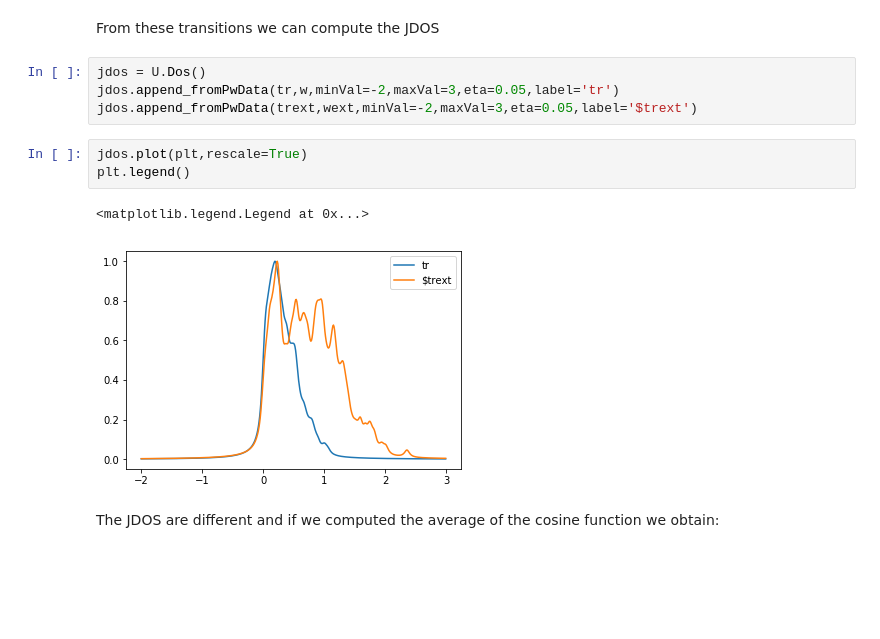
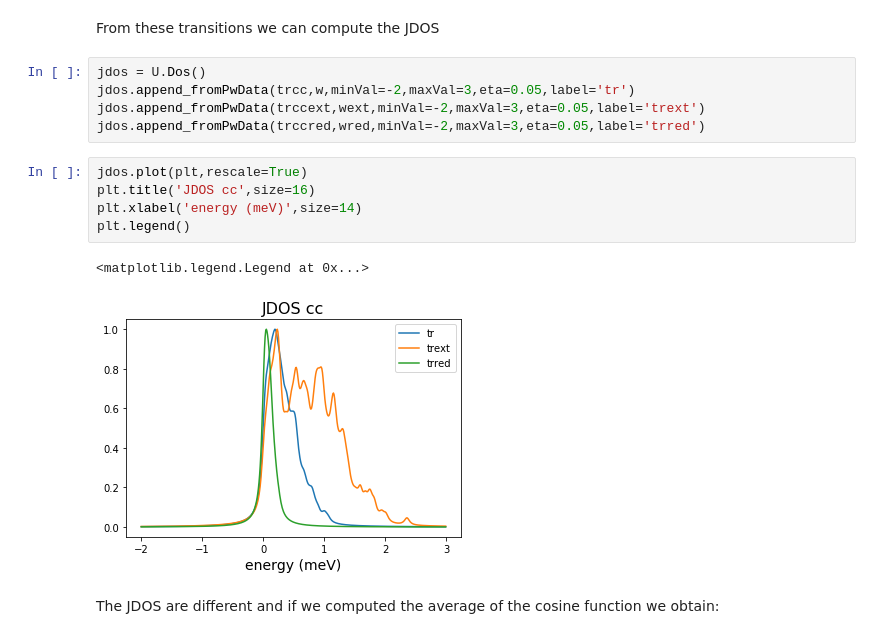
Before and after one commit to marcodalessandro76/Generation-and-decay-of-the-degree-of-spin-polarization-in-GaAs, a Jupyter notebook: ANALYSIS_Pulse_width.ipynb, the cells around one changed output. Saved outputs shown, nothing was run; the diff lists cells and outputs as text; blank space fills up the shorter version.

```diff
--- a/ANALYSIS_Pulse_width.ipynb
+++ b/ANALYSIS_Pulse_width.ipynb
@@ -124,14 +208,17 @@ Apply a scissor of 0.545614745375495 eV
 From these transitions we can compute the JDOS
 # %%
 jdos = U.Dos()
-jdos.append_fromPwData(tr,w,minVal=-2,maxVal=3,eta=0.05,label='tr')
-jdos.append_fromPwData(trext,wext,minVal=-2,maxVal=3,eta=0.05,label='$trext')
+jdos.append_fromPwData(trcc,w,minVal=-2,maxVal=3,eta=0.05,label='tr')
+jdos.append_fromPwData(trccext,wext,minVal=-2,maxVal=3,eta=0.05,label='trext')
+jdos.append_fromPwData(trccred,wred,minVal=-2,maxVal=3,eta=0.05,label='trred')
 # %%
 jdos.plot(plt,rescale=True)
+plt.title('JDOS cc',size=16)
+plt.xlabel('energy (meV)',size=14)
 plt.legend()
 # %% [output]
 <matplotlib.legend.Legend at 0x...>
-[figure, old version]
+[figure, new version]
 # %% [markdown]
 The JDOS are different and if we computed the average of the cosine function we obtain:
 # %%
```
Also changed, not shown: parts of 55 cells of this notebook, 2 other files.
